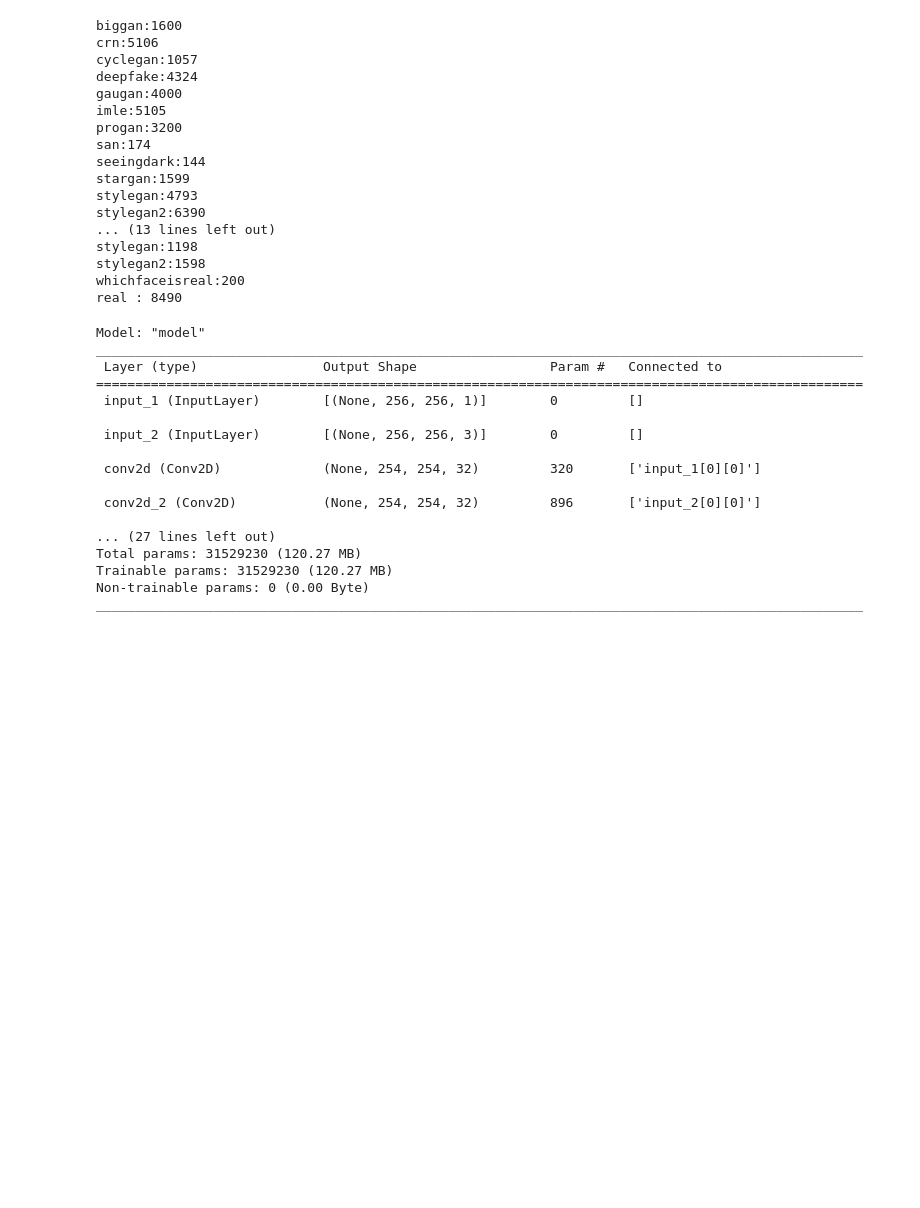
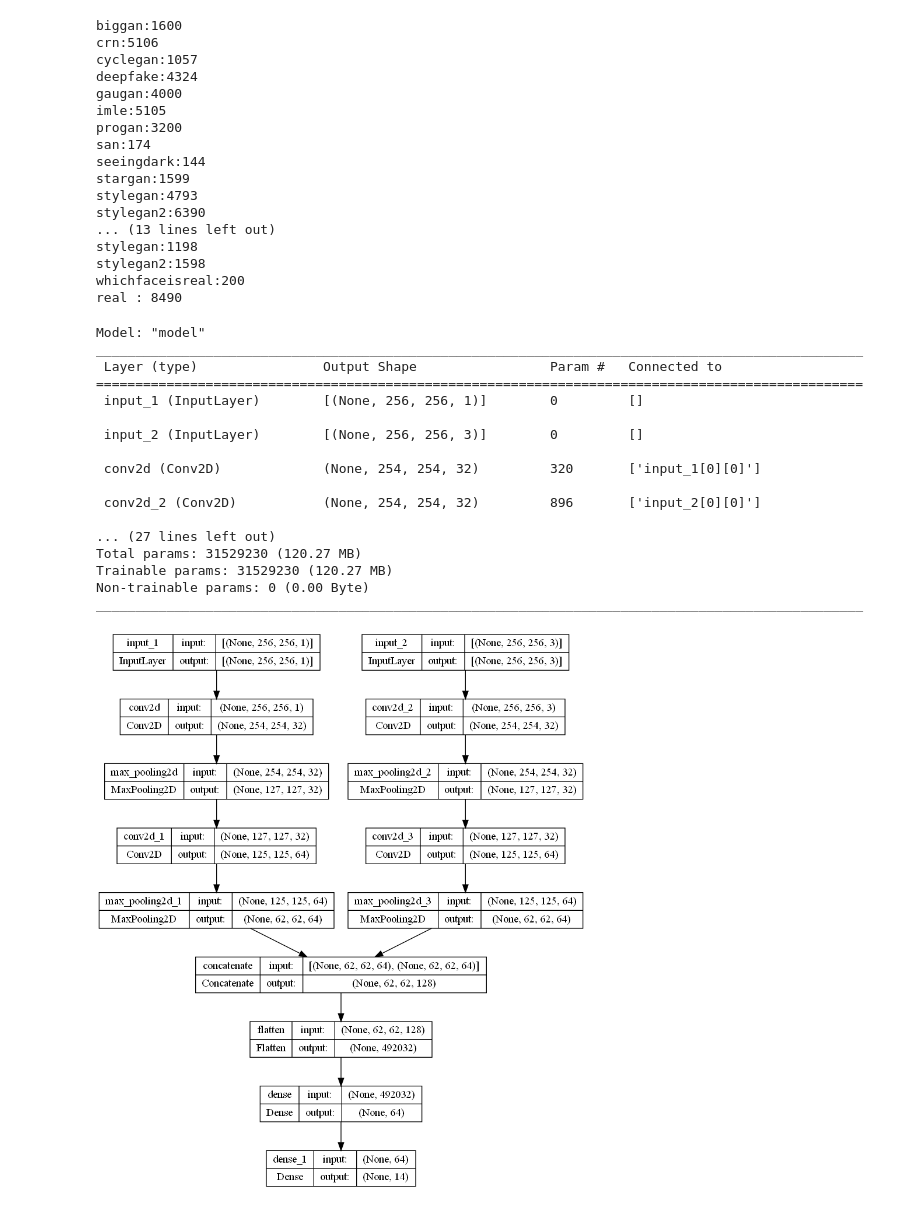
Before and after one commit to Alina-Beaini/AIvsReal, a Jupyter notebook: NNTest_Dual_Channel.ipynb, the cells around one changed output. Cells and saved outputs as stored; diff of their text form; code cells hidden in the pictures; blank space fills up the shorter version.

```diff
--- a/NNTest_Dual_Channel.ipynb
+++ b/NNTest_Dual_Channel.ipynb
@@ -114,13 +113,7 @@ X_train_train,X_val,y_train_train,y_val = train_test_split(X_train, y_train,
                                                           stratify=y_train,
                                                           random_state=440)
 # %%
-#HPF Filter
-#hpf_input = Input(shape=(256,256,3))
-#hpf_1 = Conv2D(filters=32,kernel_size=(3,3),activation='relu')(hpf_input)
-#hpf_2 = MaxPooling2D(pool_size=(2,2),strides=2)(hpf_1)
-#hpf_3 = Conv2D(filters=64,kernel_size=(3,3),activation='relu')(hpf_2)
-#hpf_4 = MaxPooling2D(pool_size=(2,2),strides=2)(hpf_3)
-
+#discrete cosine transform on the grayscale image
 gdct_input = Input(shape=(256,256,1))
 gdct_1 = Conv2D(filters=32,kernel_size=(3,3),activation='relu')(gdct_input)
 gdct_2 = MaxPooling2D(pool_size=(2,2),strides=2)(gdct_1)
@@ -135,35 +128,35 @@ highpass_3 = Conv2D(filters=64,kernel_size=(3,3),activation='relu')(highpass_2)
 highpass_4 = MaxPooling2D(pool_size=(2,2),strides=2)(highpass_3)
 
 
 merged_1 = concatenate([gdct_4, highpass_4])
 merged_2 = Flatten()(merged_1)
 merged_3 = Dense(units=64, activation='relu')(merged_2)
 multiclass= Dense(units=14, activation = 'softmax')(merged_3)
-#binary = Dense(units=1,activation='softmax')(merged_3)
 
 model = Model(inputs = [gdct_input,highpass_input], outputs = multiclass)
 
 
 model.summary()
-#plot_model(model, show_shapes=True)
+plot_model(model, show_shapes=True)
 # %% [output]
 Model: "model"
 __________________________________________________________________________________________________
  Layer (type)                Output Shape                 Param #   Connected to
 ==================================================================================================
  input_1 (InputLayer)        [(None, 256, 256, 1)]        0         []
 
  input_2 (InputLayer)        [(None, 256, 256, 3)]        0         []
 
  conv2d (Conv2D)             (None, 254, 254, 32)         320       ['input_1[0][0]']
 
  conv2d_2 (Conv2D)           (None, 254, 254, 32)         896       ['input_2[0][0]']
 
 ... (27 lines left out)
 Total params: 31529230 (120.27 MB)
 Trainable params: 31529230 (120.27 MB)
 Non-trainable params: 0 (0.00 Byte)
 __________________________________________________________________________________________________
+[figure, added]
 # %%
 class MulticlassPrecisionMetric(Metric):
     def __init__(self, name = "mp", category_tested = 0):
```
Also changed, not shown: parts of 3 cells of this notebook.
